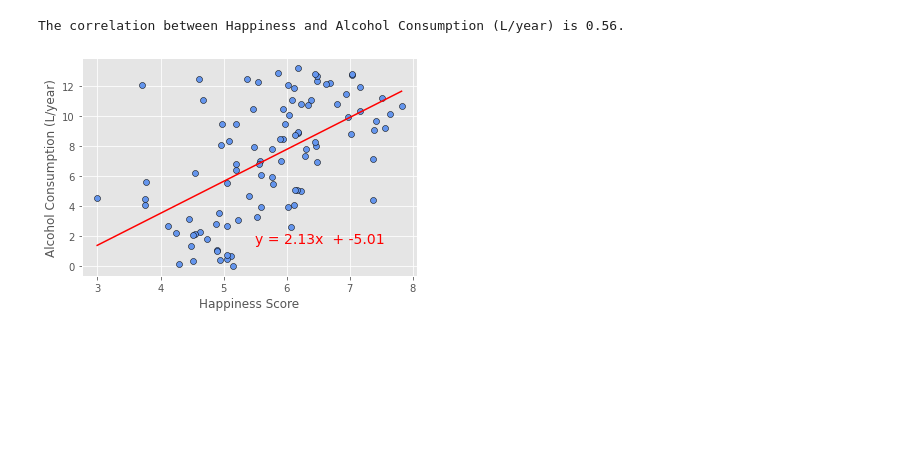
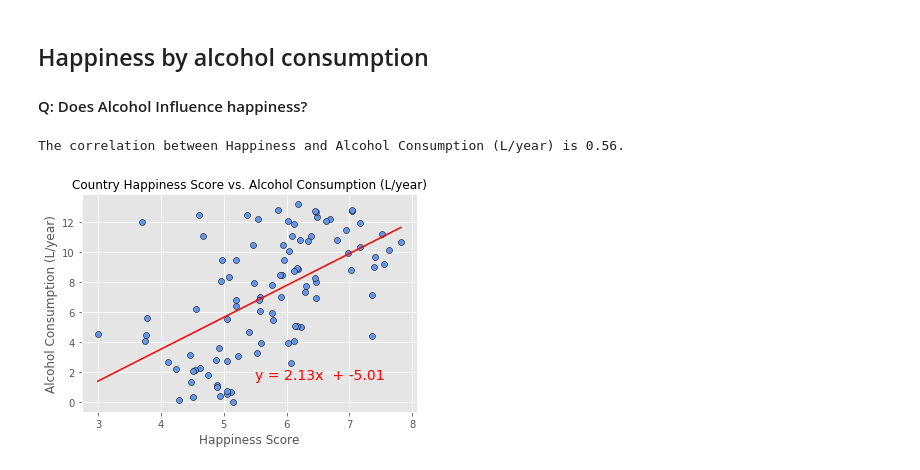
Before and after one commit to CBPher24/Exploring-World-Happiness, a Jupyter notebook: MainWork/All_Questions_team.ipynb, the cells around one changed output. Saved outputs shown, nothing was run; the diff lists cells and outputs as text; code cells hidden in the pictures; blank space fills up the shorter version.

```diff
--- a/MainWork/All_Questions_team.ipynb
+++ b/MainWork/All_Questions_team.ipynb
@@ -39,6 +39,7 @@ def linear_regression(x_axis_lreg, y_axis_lreg, x_label, y_label, line_eq_x, lin
     plt.scatter(x_axis_lreg, y_axis_lreg, marker = 'o', facecolor = 'cornflowerblue', edgecolor = 'black')
     plt.xlabel(x_label)
     plt.ylabel(y_label)
+    plt.title(f'Country Happiness Score vs. {y_label}', fontsize = 12)
     plt.plot(x_axis_lreg, regress_values, 'r')
     plt.annotate(line_eq, (line_eq_x, line_eq_y), fontsize = 12, color = 'red', size = 14)
     plt.show
@@ -72,7 +105,8 @@ The correlation between Happiness and Healthy Life Expectancy is 0.78.
+# %% [markdown]
+## Happiness by alcohol consumption
+#### Q: Does Alcohol Influence happiness?
 # %%
-# Happiness by alcohol consumption
-# Q: Does Alcohol Influence happiness?
-linear_regression(happy_df['Happiness score'], happy_df['Alcohol Consumption (L/year)'], 'Happiness Score', 'Alcohol Consumption (L/year)', 5.5, 1.5)
+linear_regression(happy_df['Happiness Score'], happy_df['Alcohol Consumption (L/year)'], 'Happiness Score', 'Alcohol Consumption (L/year)', 5.5, 1.5)
 # %% [output]
 The correlation between Happiness and Alcohol Consumption (L/year) is 0.56.
-[figure, old version]
+[figure, new version]
```
Also changed, not shown: parts of 11 cells of this notebook, 3 other files.
